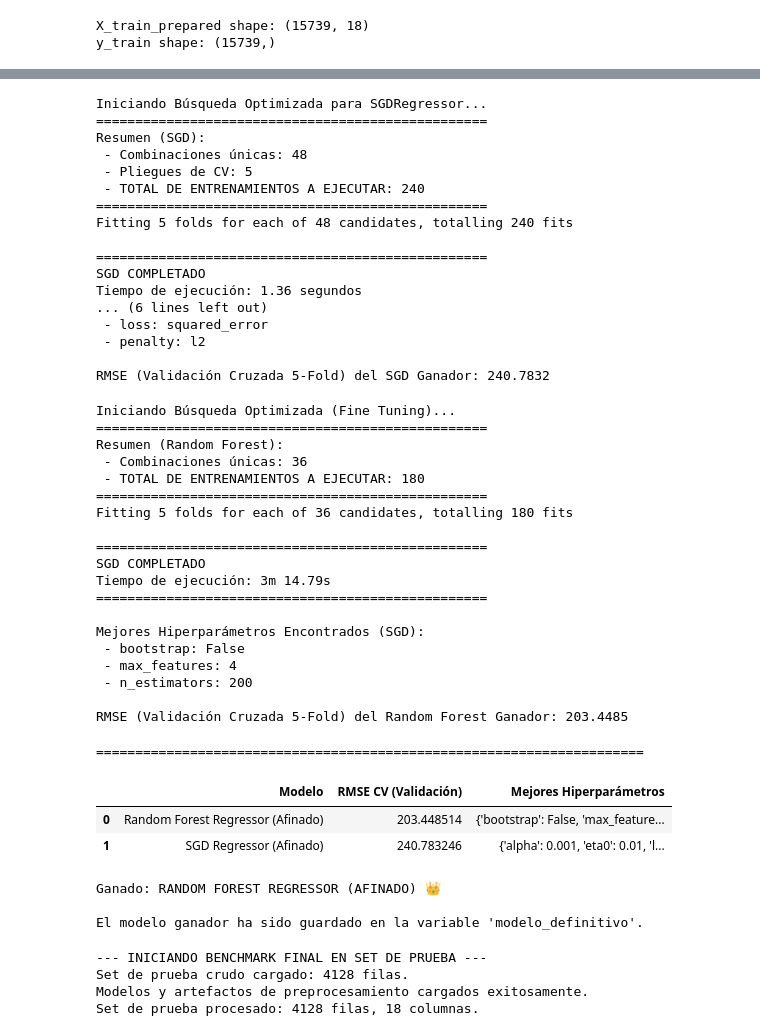
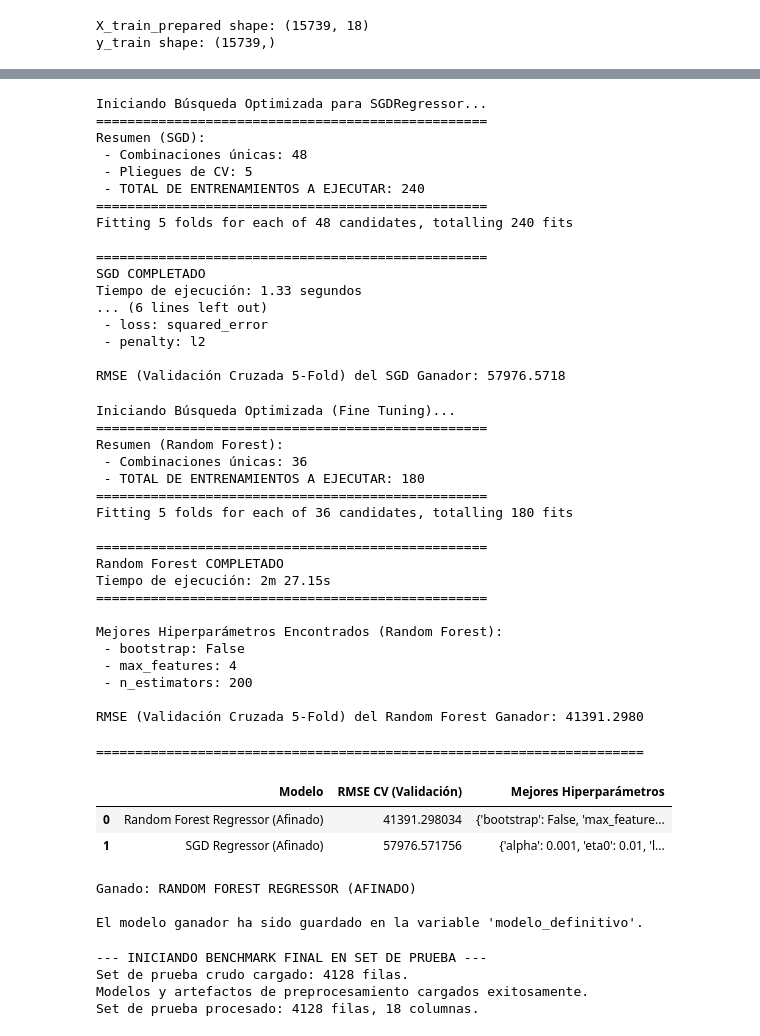
Before and after one commit to FerF17/ds-ml-project-template, a Jupyter notebook: notebooks/03_experimentacion.ipynb, the cells around one changed output, grey strips where cells are left out. Cells and saved outputs as stored; diff of their text form; code cells hidden in the pictures.

```diff
--- a/notebooks/03_experimentacion.ipynb
+++ b/notebooks/03_experimentacion.ipynb
@@ -165,14 +171,6 @@ Entrenando RandomForestRegressor...
 | 2 | SGDRegressor | 58178.822539 | 58182.884086 | 1442.009821 | No ✅ |
 | 3 | DecisionTreeRegressor | 0.000000 | 62118.446683 | 1927.544927 | Sí ⚠️ |
 # %%
-import time
-import pandas as pd
-import joblib
-import os
-import numpy as np
-from sklearn.linear_model import SGDRegressor
-from sklearn.model_selection import GridSearchCV, ParameterGrid
-
 def optimized_sgd_tuning(X_train: pd.DataFrame, y_train: pd.Series) -> SGDRegressor:
     """
     Ejecuta una búsqueda optimizada en cuadrícula basada en literatura
@@ -183,9 +181,7 @@ def optimized_sgd_tuning(X_train: pd.DataFrame, y_train: pd.Series) -> SGDRegres
     # Instanciamos el modelo base
     sgd_base = SGDRegressor(random_state=42, max_iter=2000, early_stopping=True)
 
-    # =========================================================================
     # MALLA DE HIPERPARÁMETROS REDUCIDA (Basada en Benchmarks)
-    # =========================================================================
     param_grid = {
         'loss': ['squared_error', 'huber'],         # Descartamos las menos eficientes
         'penalty': ['l2', 'elasticnet'],            # l2 es Ridge (clásico), elasticnet es mixto
@@ -236,16 +232,14 @@ def optimized_sgd_tuning(X_train: pd.DataFrame, y_train: pd.Series) -> SGDRegres
         print(f" - {param}: {value}")
 
     mejor_sgd = grid_search_sgd.best_estimator_
-    rmse_cv_sgd = np.sqrt(-grid_search_sgd.best_score_)
+    rmse_cv_sgd = -grid_search_sgd.best_score_
 
     print(f"\nRMSE (Validación Cruzada 5-Fold) del SGD Ganador: {rmse_cv_sgd:.4f}")
     os.makedirs('../models', exist_ok=True)
     joblib.dump(mejor_sgd, '../models/best_sgd_model.pkl')
     return mejor_sgd, grid_search_sgd
 
-# ==========================================
 # EJECUCIÓN
-# ==========================================
 mejor_sgd_model, info_grid_sgd = optimized_sgd_tuning(X_train_prepared, y_train)
 # %% [output]
 Iniciando Búsqueda Optimizada para SGDRegressor...
@@ -259,29 +253,19 @@ Fitting 5 folds for each of 48 candidates, totalling 240 fits
 
 ==================================================
 SGD COMPLETADO
-Tiempo de ejecución: 1.36 segundos
+Tiempo de ejecución: 1.33 segundos
 ... (6 lines left out)
  - loss: squared_error
  - penalty: l2
 
-RMSE (Validación Cruzada 5-Fold) del SGD Ganador: 240.7832
+RMSE (Validación Cruzada 5-Fold) del SGD Ganador: 57976.5718
 # %%
-import time
-import pandas as pd
-import numpy as np
-import joblib
-import os
-from sklearn.ensemble import RandomForestRegressor
-from sklearn.model_selection import GridSearchCV, ParameterGrid
-
 def optimized_fine_tuning(X_train: pd.DataFrame, y_train: pd.Series) -> RandomForestRegressor:
     print("Iniciando Búsqueda Optimizada (Fine Tuning)...")
 
     rf_base = RandomForestRegressor(random_state=42)
 
-    # =========================================================================
     # MALLA DE HIPERPARÁMETROS REDUCIDA Y BASADA EN LITERATURA
-    # =========================================================================
     param_grid = [
         {
             # Bloque principal
@@ -324,16 +308,16 @@ def optimized_fine_tuning(X_train: pd.DataFrame, y_train: pd.Series) -> RandomFo
     minutos, segundos = divmod(end_time - start_time, 60)
 
     print("\n" + "="*50)
-    print("SGD COMPLETADO")
+    print("Random Forest COMPLETADO")
     print(f"Tiempo de ejecución: {int(minutos)}m {segundos:.2f}s")
     print("="*50)
 
-    print("\nMejores Hiperparámetros Encontrados (SGD):")
+    print("\nMejores Hiperparámetros Encontrados (Random Forest):")
     for param, value in grid_search.best_params_.items():
         print(f" - {param}: {value}")
 
     mejor_modelo = grid_search.best_estimator_
-    rmse_cv_ganador = np.sqrt(-grid_search.best_score_)
+    rmse_cv_ganador = -grid_search.best_score_
     print(f"\nRMSE (Validación Cruzada 5-Fold) del Random Forest Ganador: {rmse_cv_ganador:.4f}")
 
     os.makedirs('../models', exist_ok=True)
@@ -353,24 +337,22 @@ Resumen (Random Forest):
 Fitting 5 folds for each of 36 candidates, totalling 180 fits
 
 ==================================================
-SGD COMPLETADO
-Tiempo de ejecución: 3m 14.79s
+Random Forest COMPLETADO
+Tiempo de ejecución: 2m 27.15s
 ==================================================
 
-Mejores Hiperparámetros Encontrados (SGD):
+Mejores Hiperparámetros Encontrados (Random Forest):
  - bootstrap: False
  - max_features: 4
  - n_estimators: 200
 
-RMSE (Validación Cruzada 5-Fold) del Random Forest Ganador: 203.4485
+RMSE (Validación Cruzada 5-Fold) del Random Forest Ganador: 41391.2980
 # %%
-from IPython.display import display
-
 # Random Forest
-rmse_rf = np.sqrt(-info_grid.best_score_)
+rmse_rf = -info_grid.best_score_
 
 # SGD Regressor
-rmse_sgd = np.sqrt(-info_grid_sgd.best_score_)
+rmse_sgd = -info_grid_sgd.best_score_
 
 # Compilar Resultados en un Benchmark Final
 resultados_finales = [
@@ -381,39 +363,37 @@ resultados_finales = [
     },
     {
         "Modelo": "SGD Regressor (Afinado)",
         "RMSE CV (Validación)": rmse_sgd,
         "Mejores Hiperparámetros": str(info_grid_sgd.best_params_)
     }
 ]
 
 # Crear el DataFrame y ordenar del que tiene MENOR error al MAYOR
 df_comparacion = pd.DataFrame(resultados_finales)
 df_comparacion.sort_values(by="RMSE CV (Validación)", ascending=True, inplace=True)
 df_comparacion.reset_index(drop=True, inplace=True)
 
 # Identificar al ganador (la primera fila después de ordenar)
 nombre_ganador = df_comparacion.iloc[0]['Modelo']
 
 # Guardar el objeto del modelo ganador en una variable definitiva
 if nombre_ganador == "Random Forest Regressor (Afinado)":
     modelo_definitivo = mejor_rf_model
 else:
     modelo_definitivo = mejor_sgd_model
 
-# ==========================================
-# 4. Mostrar Resultados de la Batalla
-# ==========================================
+# Mostrar Resultados de la Batalla
 print("="*70)
 display(df_comparacion)
 
 print(f"Ganado: {nombre_ganador.upper()}")
 print("\nEl modelo ganador ha sido guardado en la variable 'modelo_definitivo'.")
 # %% [output]
 ======================================================================
 |  | Modelo | RMSE CV (Validación) | Mejores Hiperparámetros |
-| 0 | Random Forest Regressor (Afinado) | 203.448514 | {'bootstrap': False, 'max_feature... |
-| 1 | SGD Regressor (Afinado) | 240.783246 | {'alpha': 0.001, 'eta0': 0.01, 'l... |
+| 0 | Random Forest Regressor (Afinado) | 41391.298034 | {'bootstrap': False, 'max_feature... |
+| 1 | SGD Regressor (Afinado) | 57976.571756 | {'alpha': 0.001, 'eta0': 0.01, 'l... |
-Ganado: RANDOM FOREST REGRESSOR (AFINADO) 👑
+Ganado: RANDOM FOREST REGRESSOR (AFINADO)
 
 El modelo ganador ha sido guardado en la variable 'modelo_definitivo'.
 # %%
```
Also changed, not shown: parts of 3 cells of this notebook, 2 other files.
